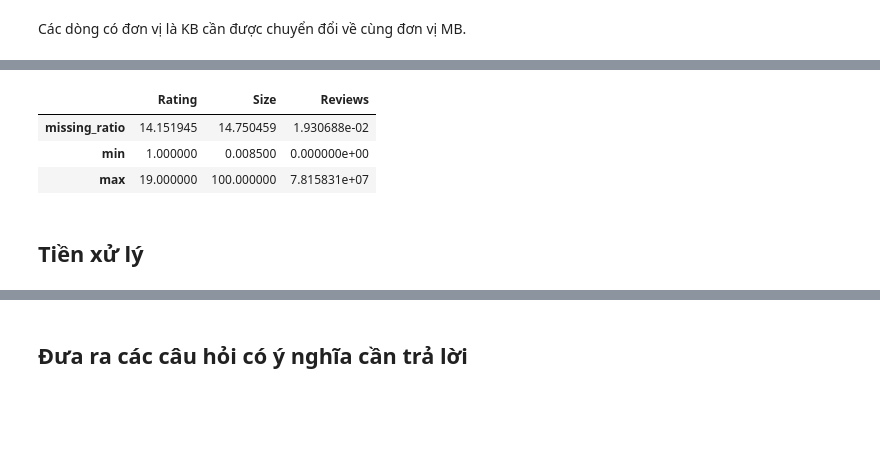
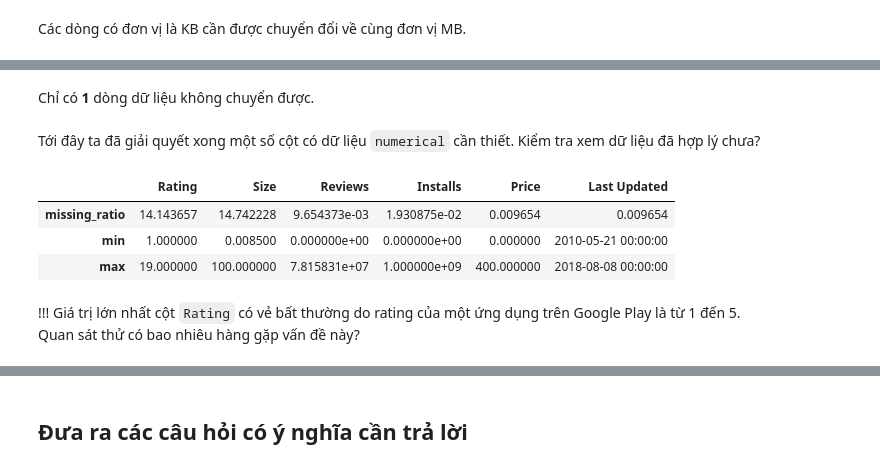
Before and after one commit to ldtpvince/P4DS_FINAL_PJ, a Jupyter notebook: 18120143-18120512.ipynb, the cells around one changed output, grey strips where cells are left out. Cells and saved outputs as stored; diff of their text form; code cells hidden in the pictures; blank space fills up the shorter version.

```diff
--- a/18120143-18120512.ipynb
+++ b/18120143-18120512.ipynb
@@ -209,0 +212,2 @@ Ta chỉ chấp nhận các pattern string của cột `Install` có dạng là:
+# %%
+gps_df.loc[out_of_pattern_rows,'Installs'] = np.nan
@@ -209,0 +216,3 @@ Ta chỉ chấp nhận các pattern string của cột `Install` có dạng là:
+# %%
+install_nums = gps_df['Installs'].str.replace(',','').str.extract(r'((?:\d+))', expand=False).astype('float64')
+gps_df['Installs'] = install_nums
@@ -209,0 +230,2 @@ Ta chỉ chấp nhận các pattern string của cột `Install` có dạng là:
+# %%
+gps_df['Price'] = pd.to_numeric(gps_df['Price'].str.replace("$","",regex=False),errors = 'coerce')
@@ -210,11 +239,18 @@ Ta chỉ chấp nhận các pattern string của cột `Install` có dạng là:
+# %% [markdown]
+Chỉ có **1** dòng dữ liệu không chuyển được.
+# %%
+gps_df['Last Updated'] = pd.to_datetime(gps_df['Last Updated'], format = '%B %d, %Y', errors = 'coerce')
+# %% [markdown]
+Tới đây ta đã giải quyết xong một số cột có dữ liệu `numerical` cần thiết. Kiểm tra xem dữ liệu đã hợp lý chưa?
 # %%
-numerical_col_df = gps_df[['Rating','Size','Reviews']]
+numerical_col_df = gps_df[['Rating','Size','Reviews','Installs','Price','Last Updated']]
 numerical_col_profiles_df = numerical_col_df.agg([missing_ratio, pd.Series.min, pd.Series.max])
 numerical_col_profiles_df
 # %% [output]
-|  | Rating | Size | Reviews |
-| missing_ratio | 14.151945 | 14.750459 | 1.930688e-02 |
-| min | 1.000000 | 0.008500 | 0.000000e+00 |
-| max | 19.000000 | 100.000000 | 7.815831e+07 |
+|  | Rating | Size | Reviews | Installs | Price | Last Updated |
+| missing_ratio | 14.143657 | 14.742228 | 9.654373e-03 | 1.930875e-02 | 0.009654 | 0.009654 |
+| min | 1.000000 | 0.008500 | 0.000000e+00 | 0.000000e+00 | 0.000000 | 2010-05-21 00:00:00 |
+| max | 19.000000 | 100.000000 | 7.815831e+07 | 1.000000e+09 | 400.000000 | 2018-08-08 00:00:00 |
-# %% [markdown]
-## Tiền xử lý
+# %% [markdown]
+!!! Giá trị lớn nhất cột `Rating` có vẻ bất thường do rating của một ứng dụng trên Google Play là từ 1 đến 5. <br>
+Quan sát thử có bao nhiêu hàng gặp vấn đề này?
```
Also changed, not shown: parts of 50 cells of this notebook, 1 other file.
